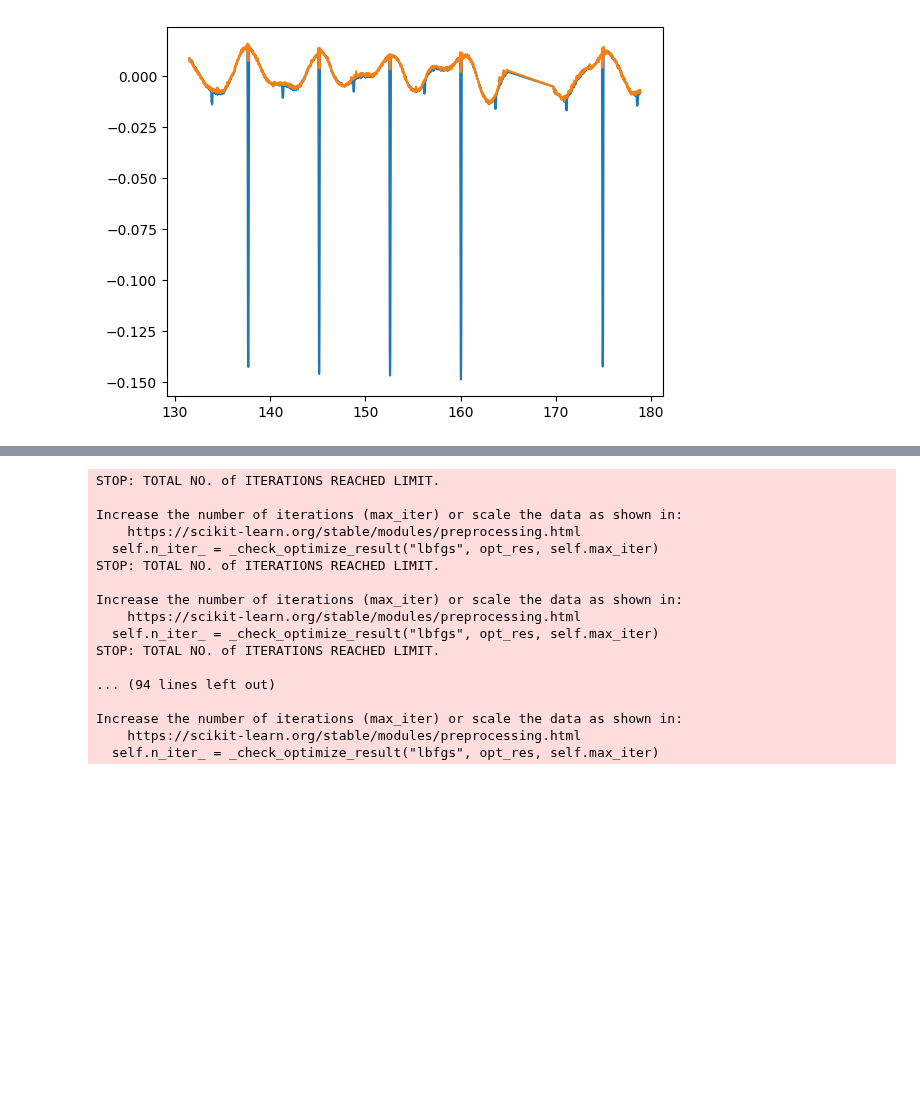
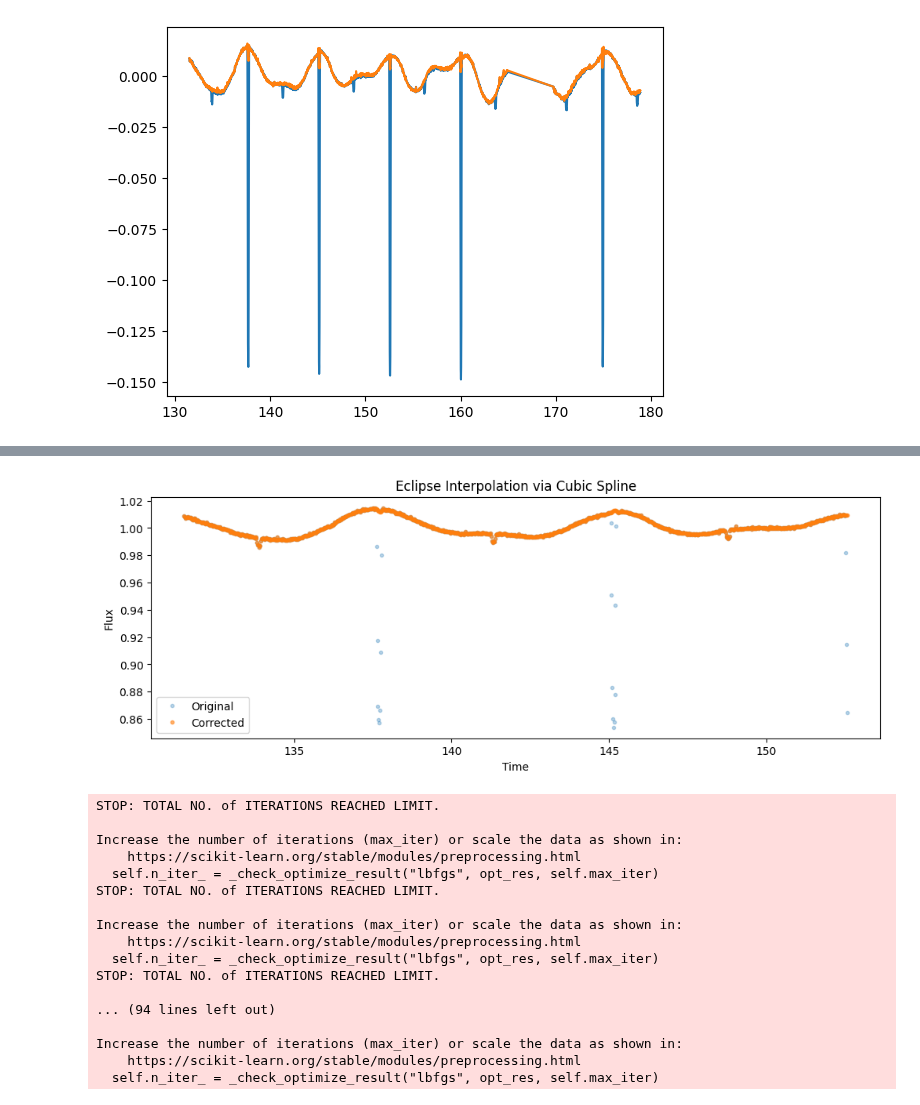
Before and after one commit to sfremy/astro_tools, a Jupyter notebook: prefold_automated.ipynb, the cells around one changed output, grey strips where cells are left out. Cells and saved outputs as stored; diff of their text form; code cells hidden in the pictures; blank space fills up the shorter version.

```diff
--- a/prefold_automated.ipynb
+++ b/prefold_automated.ipynb
@@ -117,3 +155,34 @@ plt.plot(t[0:2000], cleaned_flux[0:2000])
+# %%
+eclipse_half_width = 0.5 * t0_duration  # in time units
+
+# Compute eclipse centers
+n_cycles = int((t[-1] - t0_1) / p) + 1
+eclipse_centers = t0_1 + np.arange(n_cycles) * p
+
+mask = np.ones_like(t, dtype=bool)
+
+for t_center in eclipse_centers:
+    in_eclipse = np.abs(t - t_center) < eclipse_half_width
+    mask[in_eclipse] = False
+
+from scipy.interpolate import interp1d
+
+interp_func = interp1d(t[mask], f[mask], kind='cubic', fill_value="extrapolate")
+
+# Create eclipse-corrected flux
+flux_corrected = f.copy()
+flux_corrected[~mask] = interp_func(t[~mask])
+
+plt.figure(figsize=(12, 4))
+plt.plot(t[0:1000], f[0:1000], '.', label='Original', alpha=0.3)
+plt.plot(t[0:1000], flux_corrected[0:1000], '.', label='Corrected', alpha=0.6)
+plt.xlabel("Time")
+plt.ylabel("Flux")
+plt.legend()
+plt.title("Eclipse Interpolation via Cubic Spline")
+plt.show()
+# %% [output]
+[figure, added]
 # %%
 from wotan import flatten
 
```
Also changed, not shown: parts of 2 cells of this notebook.
